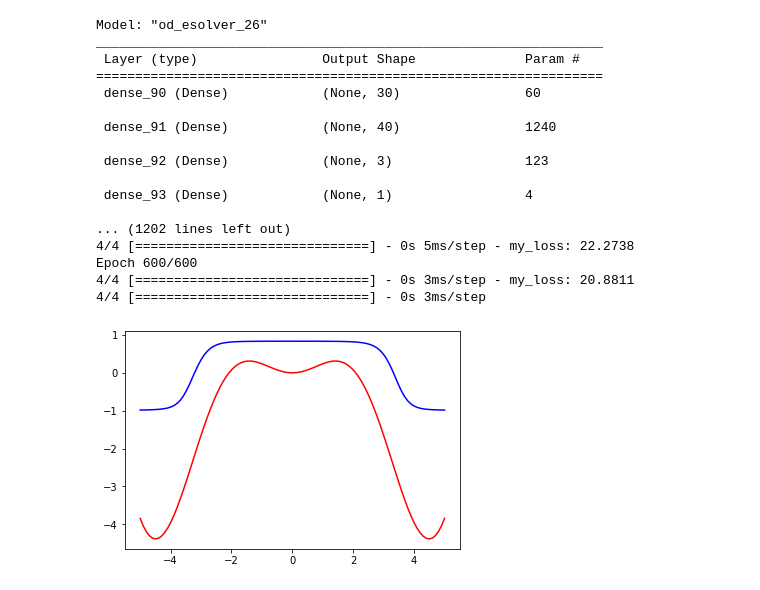
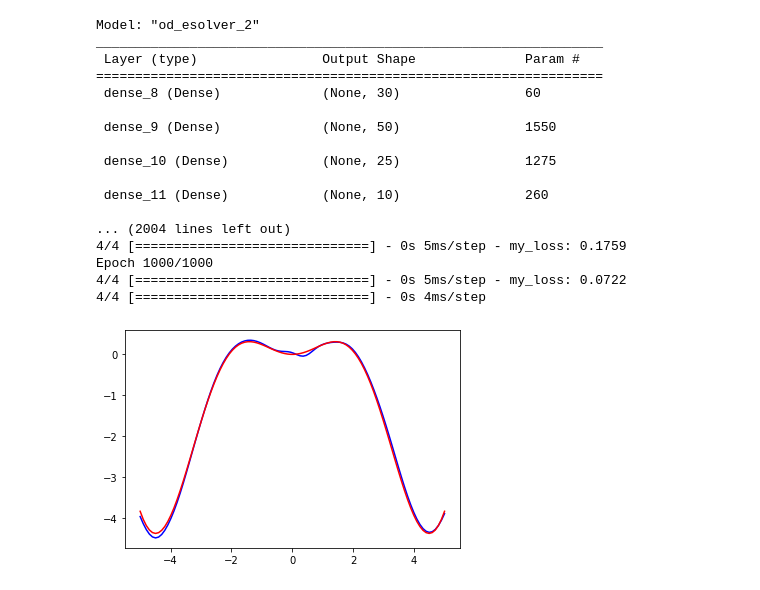
Before and after one commit to MarioAlexisRamirez/Tarea2RedesNeuronales, a Jupyter notebook: Tarea_2_Ejercicio_2.ipynb, the cells around one changed output. Cells and saved outputs as stored; diff of their text form; code cells hidden in the pictures.

Commit message:
Add files via upload
Actualización del segundo ejercicio de la tarea. ya se ajusta :D

```diff
--- a/Tarea_2_Ejercicio_2.ipynb
+++ b/Tarea_2_Ejercicio_2.ipynb
@@ -9,7 +7,6 @@ from tensorflow.keras.optimizers import RMSprop, Adam
 import matplotlib.pyplot as plt
 import numpy as np
 # %%
-#Ejercicio 2. Inciso a)
 class ODEsolver(Sequential):
   def __init__(self, **kwargs):
     super().__init__(**kwargs)
@@ -36,47 +33,47 @@ class ODEsolver(Sequential):
 
     grads = tape.gradient(loss, self.trainable_variables)
     self.optimizer.apply_gradients(zip(grads, self.trainable_variables))
 
     self.loss_tracker.update_state(loss)
 
     return {'my_loss': self.loss_tracker.result()}
 
 model = ODEsolver()
 
 model.add(Dense(30, activation='tanh', input_shape=(1,)))
-model.add(Dense(40, activation='tanh'))
-#model.add(Dense(30, activation='tanh'))
-model.add(Dense(3, activation='sigmoid'))
-model.add(Dense(1, activation='tanh'))
+model.add(Dense(50, activation='tanh'))
+model.add(Dense(25, activation='tanh'))
+model.add(Dense(10, activation='linear'))
+model.add(Dense(1))
 
 model.summary()
 
 model.compile(optimizer=RMSprop(),metrics=['loss'])
 x=tf.linspace(-5,5,100)
-history = model.fit(x,epochs=600, verbose=1)
+history = model.fit(x,epochs=1000, verbose=1)
 
 x_testv = tf.linspace(-5,5,100)
 a=model.predict(x_testv)
 plt.plot(x_testv,a, color='b', label='Solución real')
 plt.plot(x_testv,(((x*x -2)*np.sin(x))/x) + 2*np.cos(x), color='r', label='Solución real')
 plt.show()
 # %% [output]
-Model: "od_esolver_26"
+Model: "od_esolver_2"
 _________________________________________________________________
  Layer (type)                Output Shape              Param #
 =================================================================
- dense_90 (Dense)            (None, 30)                60
+ dense_8 (Dense)             (None, 30)                60
 
- dense_91 (Dense)            (None, 40)                1240
+ dense_9 (Dense)             (None, 50)                1550
 
- dense_92 (Dense)            (None, 3)                 123
+ dense_10 (Dense)            (None, 25)                1275
 
- dense_93 (Dense)            (None, 1)                 4
+ dense_11 (Dense)            (None, 10)                260
 
-... (1202 lines left out)
-4/4 [==============================] - 0s 5ms/step - my_loss: 22.2738
-Epoch 600/600
-4/4 [==============================] - 0s 3ms/step - my_loss: 20.8811
-4/4 [==============================] - 0s 3ms/step
+... (2004 lines left out)
+4/4 [==============================] - 0s 5ms/step - my_loss: 0.1759
+Epoch 1000/1000
+4/4 [==============================] - 0s 5ms/step - my_loss: 0.0722
+4/4 [==============================] - 0s 4ms/step
-[figure, old version]
+[figure, new version]
 # %%
```
Also changed, not shown: parts of 2 cells of this notebook.
